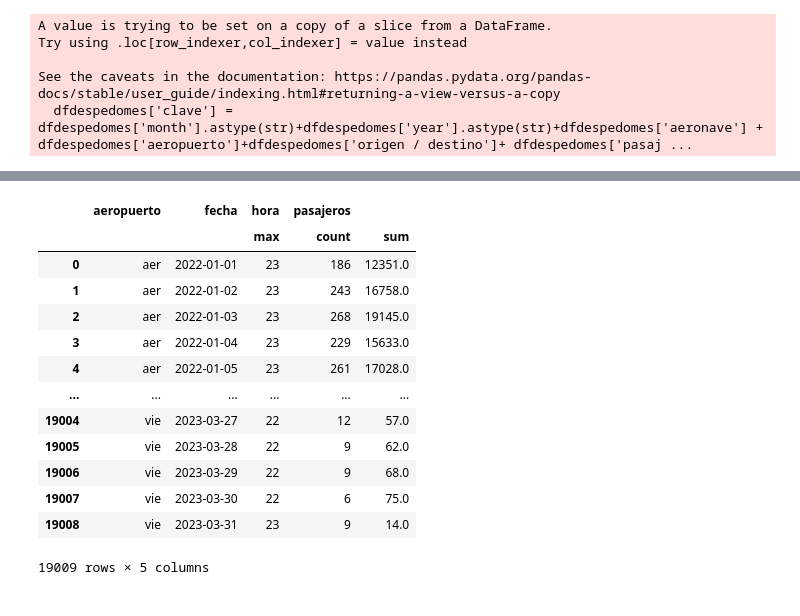
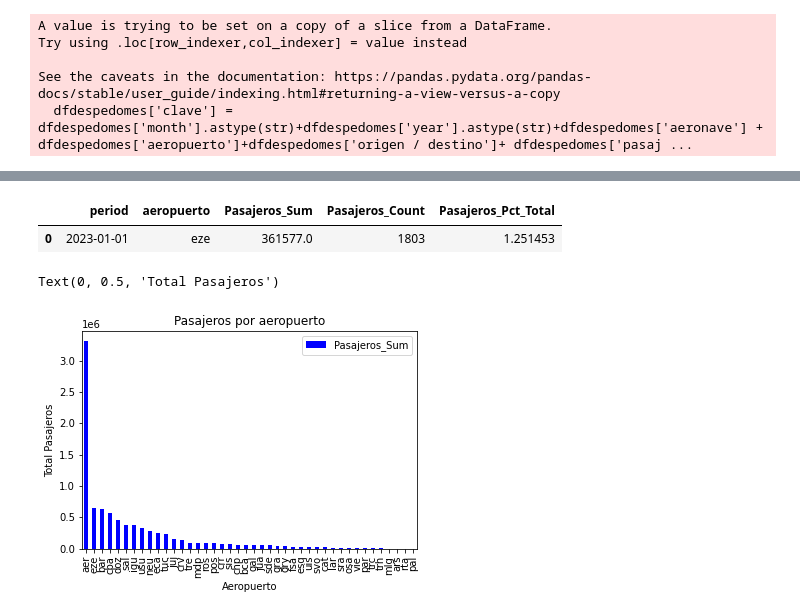
Before and after one commit to martinurtubey92/Algoritmo-y-Bases-de-datos, a Jupyter notebook: Tp Algoritmos.ipynb, the cells around one changed output, grey strips where cells are left out. Saved outputs shown, nothing was run; the diff lists cells and outputs as text; code cells hidden in the pictures.

```diff
--- a/Tp Algoritmos.ipynb
+++ b/Tp Algoritmos.ipynb
@@ -362,23 +349,41 @@ df.groupby(['hora','aeropuerto']).agg(
-# %%
-#PIVOT TABLE BY FECHA AND HORA AND PASAJEROS SUM AND PASAJEROS COUNT
-df.pivot_table(index=['aeropuerto','fecha'],
-               values=['pasajeros','hora'],
-               aggfunc={'pasajeros': ['sum', 'count'],
-                        'hora': 'max'
-                        }
-                ).reset_index()
-# %% [output]
-|  | aeropuerto | fecha | hora | pasajeros |  |
-|  |  |  | max | count | sum |
-| 0 | aer | 2022-01-01 | 23 | 186 | 12351.0 |
-| 1 | aer | 2022-01-02 | 23 | 243 | 16758.0 |
-| 2 | aer | 2022-01-03 | 23 | 268 | 19145.0 |
-| 3 | aer | 2022-01-04 | 23 | 229 | 15633.0 |
-| 4 | aer | 2022-01-05 | 23 | 261 | 17028.0 |
-| ... | ... | ... | ... | ... | ... |
-| 19004 | vie | 2023-03-27 | 22 | 12 | 57.0 |
-| 19005 | vie | 2023-03-28 | 22 | 9 | 62.0 |
-| 19006 | vie | 2023-03-29 | 22 | 9 | 68.0 |
-| 19007 | vie | 2023-03-30 | 22 | 6 | 75.0 |
-| 19008 | vie | 2023-03-31 | 23 | 9 | 14.0 |
-19009 rows × 5 columns
+# %%
+
+# calculate the sum, count, max, and percentage of total for the 'Pasajeros' and 'days' columns
+dfgroupedAeroint=dfdespeinter.groupby(['period','aeropuerto']).agg(
+    Pasajeros_Sum=('pasajeros', 'sum'),
+    Pasajeros_Count=('pasajeros', 'count'),
+    Pasajeros_Pct_Total=('pasajeros', lambda x: x.sum()*100 / df['pasajeros'].sum())
+).sort_values(by='Pasajeros_Sum', ascending=False).reset_index()
+
+#mes con mas viajes
+perint=dfgrupedperiodint[dfgrupedperiodint['Pasajeros_Sum']==dfgrupedperiodint['Pasajeros_Sum'].max()]['period']
+#lo convierto a string para poder meterlo en le df de aeropuertos
+perint=perint.to_string(index=False)
+
+#busco del mes con mas pasajeros cual es el eropuerto que mas traccciono
+dfaeint=dfgroupedAeroint[(dfgroupedAeroint['period']==per)]
+dfaeint[dfaeint['Pasajeros_Sum']==dfaeint['Pasajeros_Sum'].max()]
+# %% [output]
+|  | period | aeropuerto | Pasajeros_Sum | Pasajeros_Count | Pasajeros_Pct_Total |
+| 0 | 2023-01-01 | eze | 361577.0 | 1803 | 1.251453 |
+# %%
+dfgroupedaeros=dfdespedomes.groupby(['aeropuerto']).agg(
+    Pasajeros_Sum=('pasajeros', 'sum'),
+    Pasajeros_Count=('pasajeros', 'count'),
+    Pasajeros_Pct_Total=('pasajeros', lambda x: x.sum()*100 / df['pasajeros'].sum())
+).sort_values(by='Pasajeros_Sum', ascending=False).reset_index()
+
+
+# sort the data
+fgroupedpasajeros_sorted = dfgroupedaeros.sort_values(by='Pasajeros_Sum', ascending=False)
+
+# create the bar plot
+graph = fgroupedpasajeros_sorted.plot.bar(x='aeropuerto', y='Pasajeros_Sum', rot=90, color='blue')
+
+# set plot title and axis labels
+graph.set_title('Pasajeros por aeropuerto')
+graph.set_xlabel('Aeropuerto')
+graph.set_ylabel('Total Pasajeros')
+# %% [output]
+Text(0, 0.5, 'Total Pasajeros')
+[figure, added]
```
Also changed, not shown: parts of 27 cells of this notebook.
